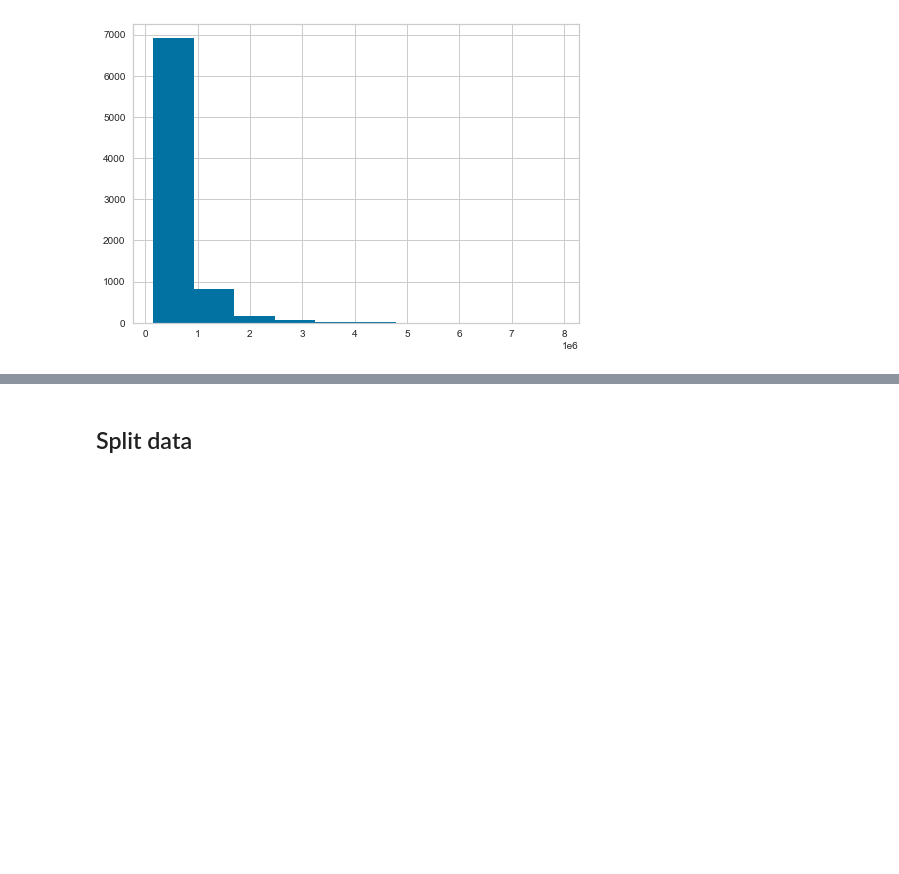
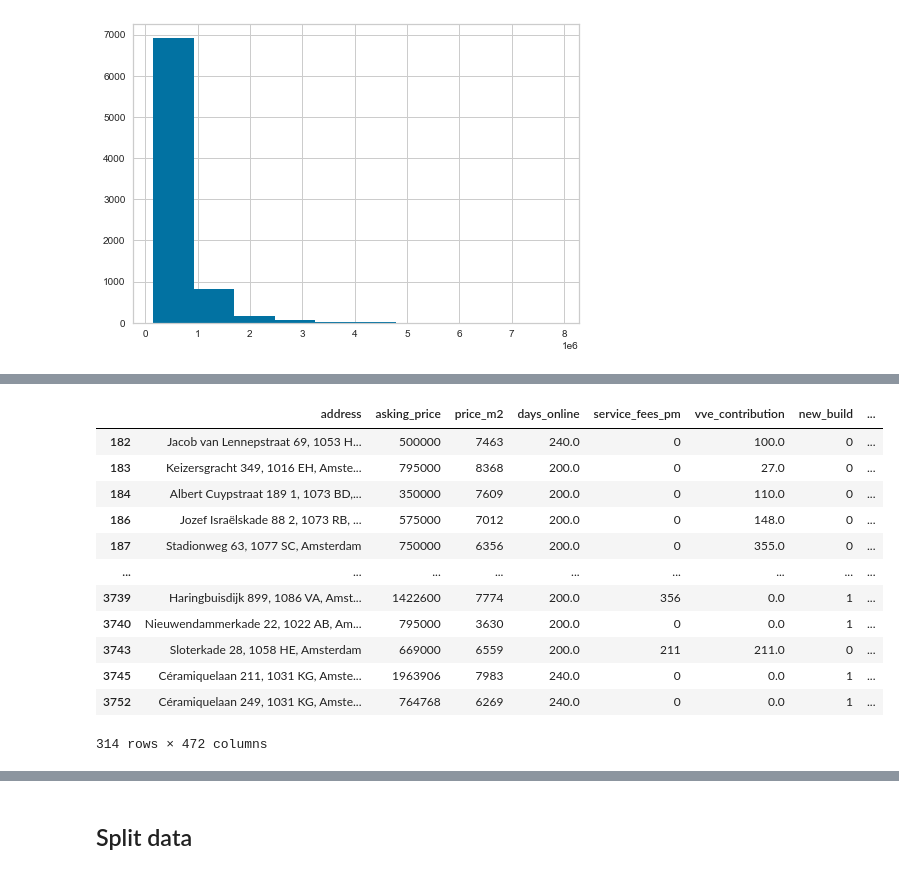
Before and after one commit to therinz/dutch-housing, a Jupyter notebook: notebooks/explore_data.ipynb, the cells around one changed output, grey strips where cells are left out. Drawn from its saved outputs; the diff is of its cells as text; code cells hidden in the pictures; blank space fills up the shorter version.

```diff
--- a/notebooks/explore_data.ipynb
+++ b/notebooks/explore_data.ipynb
@@ -119,0 +145,12 @@ df.asking_price.hist()
+# %%
+importlib.import_module("modelling")
+from modelling import
+a = df[df[apartments].apply(any, axis=1)].copy()
+a_drop = ["land_m2", "floors"]
+
+print(a.shape)
+#a = a.drop(a[(a["property_m3"] < 10)
+#             | (a["property_m3"] > 0)].index)
+a.loc[a["num_bathrooms"] == 0, "num_bathrooms"] = 1
+print(a.shape)
+a[num_cols].describe()
@@ -120,2 +169,19 @@ df.asking_price.hist()
+# %%
+a.loc[a["days_online"] > 120]
+#a.loc[281]
+# %% [output]
+|  | address | asking_price | price_m2 | days_online | service_fees_pm | vve_contribution | new_build | ... |
+| 182 | Jacob van Lennepstraat 69, 1053 H... | 500000 | 7463 | 240.0 | 0 | 100.0 | 0 | ... |
+| 183 | Keizersgracht 349, 1016 EH, Amste... | 795000 | 8368 | 200.0 | 0 | 27.0 | 0 | ... |
+| 184 | Albert Cuypstraat 189 1, 1073 BD,... | 350000 | 7609 | 200.0 | 0 | 110.0 | 0 | ... |
+| 186 | Jozef Israëlskade 88 2, 1073 RB, ... | 575000 | 7012 | 200.0 | 0 | 148.0 | 0 | ... |
+| 187 | Stadionweg 63, 1077 SC, Amsterdam | 750000 | 6356 | 200.0 | 0 | 355.0 | 0 | ... |
+| ... | ... | ... | ... | ... | ... | ... | ... | ... |
+| 3739 | Haringbuisdijk 899, 1086 VA, Amst... | 1422600 | 7774 | 200.0 | 356 | 0.0 | 1 | ... |
+| 3740 | Nieuwendammerkade 22, 1022 AB, Am... | 795000 | 3630 | 200.0 | 0 | 0.0 | 1 | ... |
+| 3743 | Sloterkade 28, 1058 HE, Amsterdam | 669000 | 6559 | 200.0 | 211 | 211.0 | 0 | ... |
+| 3745 | Céramiquelaan 211, 1031 KG, Amste... | 1963906 | 7983 | 240.0 | 0 | 0.0 | 1 | ... |
+| 3752 | Céramiquelaan 249, 1031 KG, Amste... | 764768 | 6269 | 240.0 | 0 | 0.0 | 1 | ... |
+314 rows × 472 columns
 # %%
 from scipy import stats
```
Also changed, not shown: parts of 9 cells of this notebook, 3 other files.
